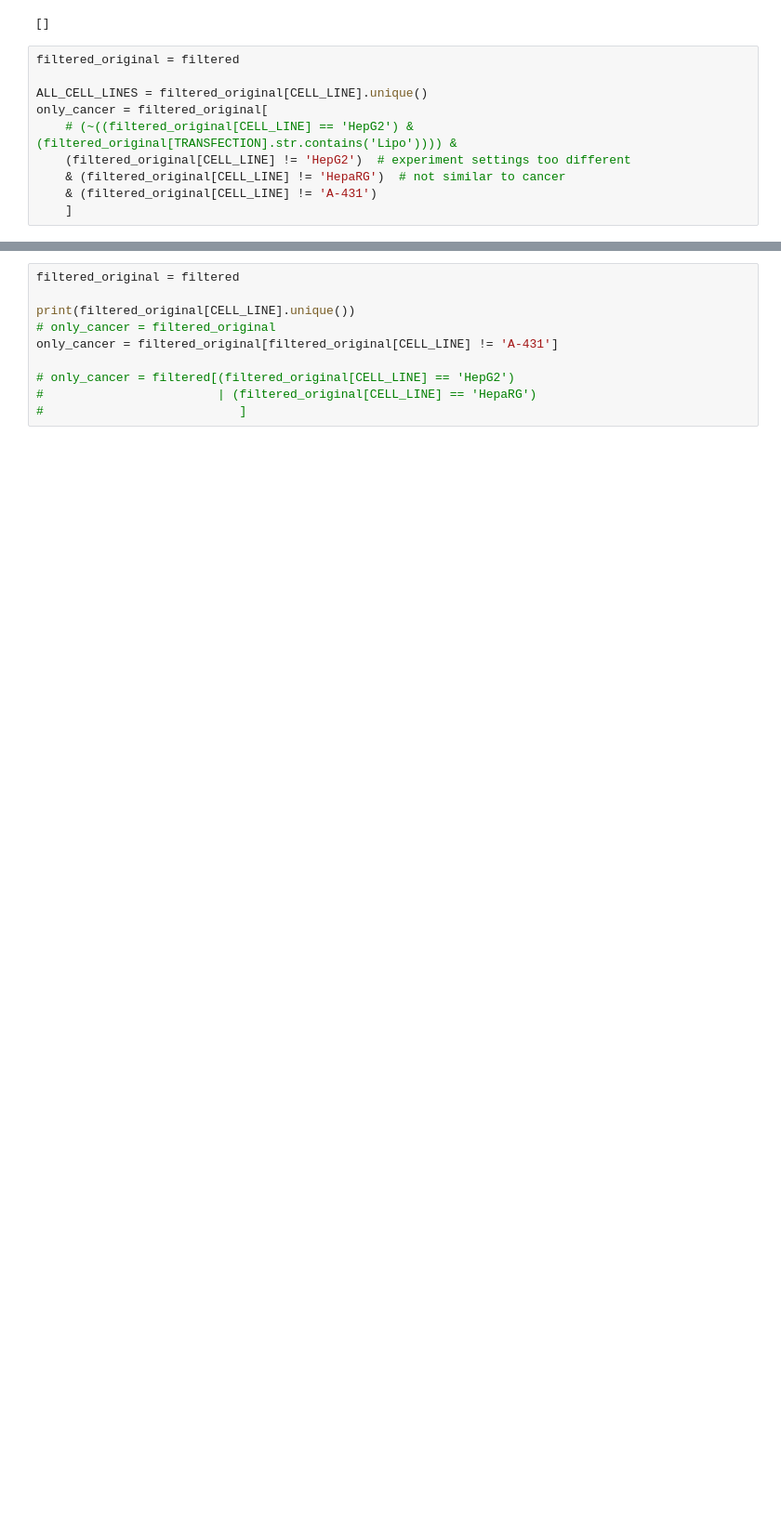
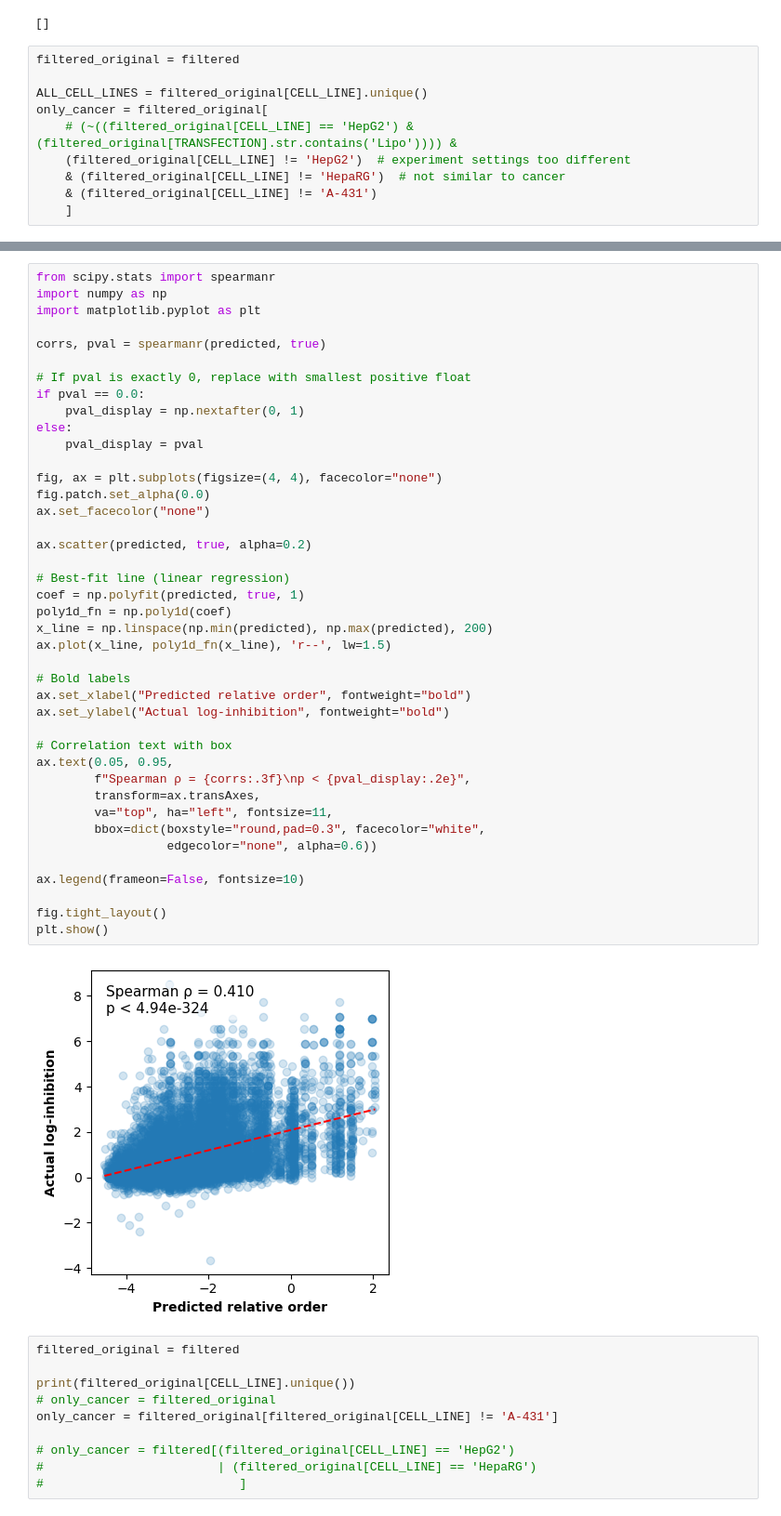
Before and after one commit to RedPenguin100/ASOdesign, a Jupyter notebook: scripts/Models/Model1 - research.ipynb, the cells around one changed output, grey strips where cells are left out. Shown at 93% size. Drawn from its saved outputs; the diff is of its cells as text; blank space fills up the shorter version.

```diff
--- a/scripts/Models/Model1 - research.ipynb
+++ b/scripts/Models/Model1 - research.ipynb
@@ -407,3 +423,46 @@ Score dict:  {'A431': -0.10410008595726428, 'KARPAS-229': -1.2109533513688189, '
+# %%
+from scipy.stats import spearmanr
+import numpy as np
+import matplotlib.pyplot as plt
+
+corrs, pval = spearmanr(predicted, true)
+
+# If pval is exactly 0, replace with smallest positive float
+if pval == 0.0:
+    pval_display = np.nextafter(0, 1)
+else:
+    pval_display = pval
+
+fig, ax = plt.subplots(figsize=(4, 4), facecolor="none")
+fig.patch.set_alpha(0.0)
+ax.set_facecolor("none")
+
+ax.scatter(predicted, true, alpha=0.2)
+
+# Best-fit line (linear regression)
+coef = np.polyfit(predicted, true, 1)
+poly1d_fn = np.poly1d(coef)
+x_line = np.linspace(np.min(predicted), np.max(predicted), 200)
+ax.plot(x_line, poly1d_fn(x_line), 'r--', lw=1.5)
+
+# Bold labels
+ax.set_xlabel("Predicted relative order", fontweight="bold")
+ax.set_ylabel("Actual log-inhibition", fontweight="bold")
+
+# Correlation text with box
+ax.text(0.05, 0.95,
+        f"Spearman ρ = {corrs:.3f}\np < {pval_display:.2e}",
+        transform=ax.transAxes,
+        va="top", ha="left", fontsize=11,
+        bbox=dict(boxstyle="round,pad=0.3", facecolor="white",
+                  edgecolor="none", alpha=0.6))
+
+ax.legend(frameon=False, fontsize=10)
+
+fig.tight_layout()
+plt.show()
+# %% [output]
+[figure, added]
 # %%
 filtered_original = filtered
 
```
Also changed, not shown: parts of 2 cells of this notebook, 2 other files.
